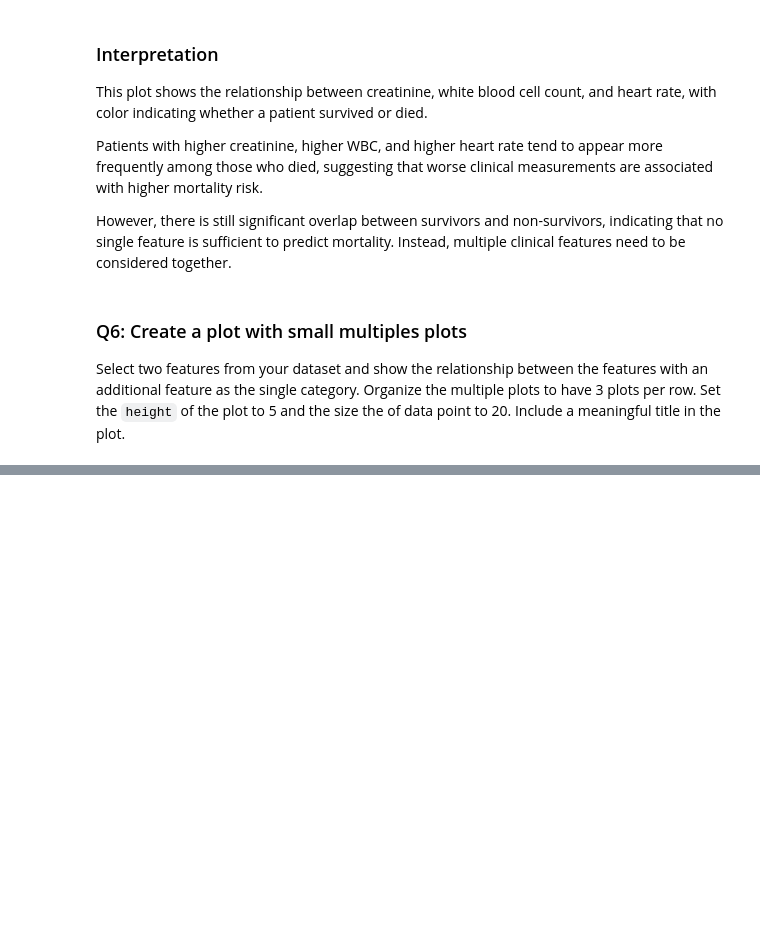
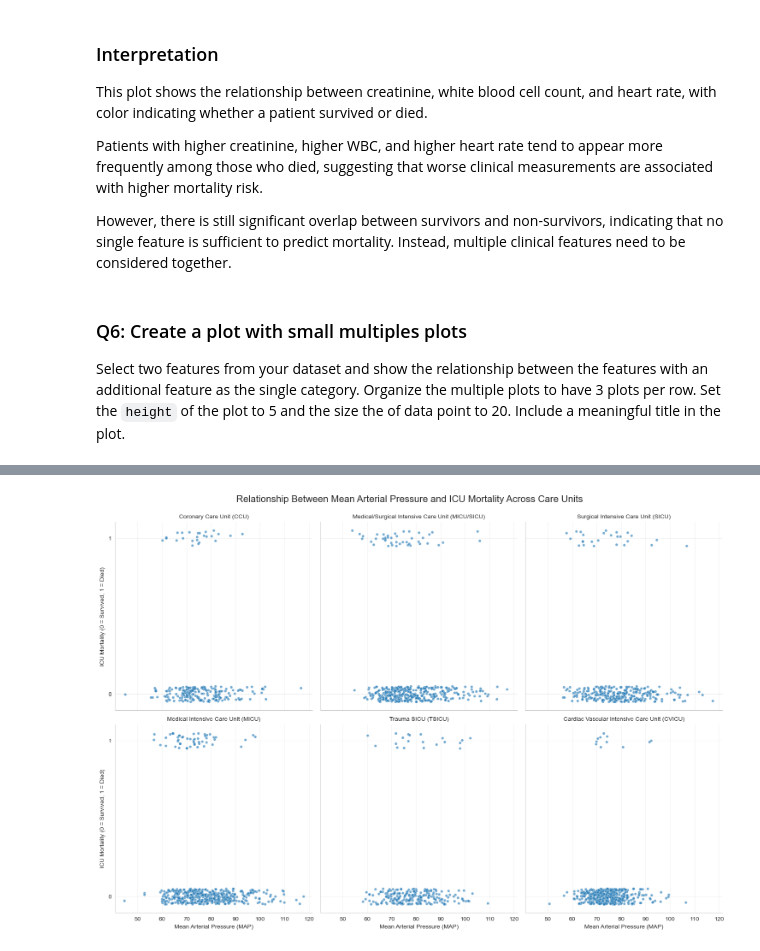
Before and after one commit to CS133-DataVisualization/term-project-team1, a Jupyter notebook: P1_relplot-scatter.ipynb, the cells around one changed output, grey strips where cells are left out. Cells and saved outputs as stored; diff of their text form; code cells hidden in the pictures; blank space fills up the shorter version.

Commit message:
Update plots and analysis for project

```diff
--- a/P1_relplot-scatter.ipynb
+++ b/P1_relplot-scatter.ipynb
@@ -337,0 +269,60 @@ plt.show()
+# %%
+import seaborn as sns
+import matplotlib.pyplot as plt
+import numpy as np
+
+sns.set_style("whitegrid")
+
+plot_df = df.dropna(subset=["mean_val_map", "ICU_mortality", "first_careunit"]).copy()
+
+
+plot_df["ICU_mortality"] = plot_df["ICU_mortality"].astype(int)
+
+
+plot_df = plot_df[
+    (plot_df["mean_val_map"] >= 40) &
+    (plot_df["mean_val_map"] <= 120)
+].copy()
+
+# Keep top 6 care units
+top_units = plot_df["first_careunit"].value_counts().head(6).index
+plot_df = plot_df[plot_df["first_careunit"].isin(top_units)].copy()
+
+
+if len(plot_df) > 2000:
+    plot_df = plot_df.sample(2000, random_state=42)
+
+# Add jitter to mortality for visualization
+plot_df["mortality_jitter"] = plot_df["ICU_mortality"] + \
+    (np.random.rand(len(plot_df)) - 0.5) * 0.1
+
+# Plot
+g = sns.relplot(
+    data=plot_df,
+    x="mean_val_map",
+    y="mortality_jitter",
+    col="first_careunit",
+    col_wrap=3,
+    kind="scatter",
+    height=5,
+    s=20,
+    alpha=0.6
+)
+
+
+g.set_axis_labels("Mean Arterial Pressure (MAP)", "ICU Mortality (0 = Survived, 1 = Died)")
+g.set_titles("{col_name}")
+
+g.fig.suptitle(
+    "Relationship Between Mean Arterial Pressure and ICU Mortality Across Care Units",
+    y=1.03,
+    fontsize=16
+)
+
+for ax in g.axes.flat:
+    ax.set_yticks([0, 1])
+    ax.grid(True, alpha=0.3)
+
+plt.show()
+# %% [output]
+[figure, added]
```
Also changed, not shown: parts of 8 cells of this notebook, 1 other file.
